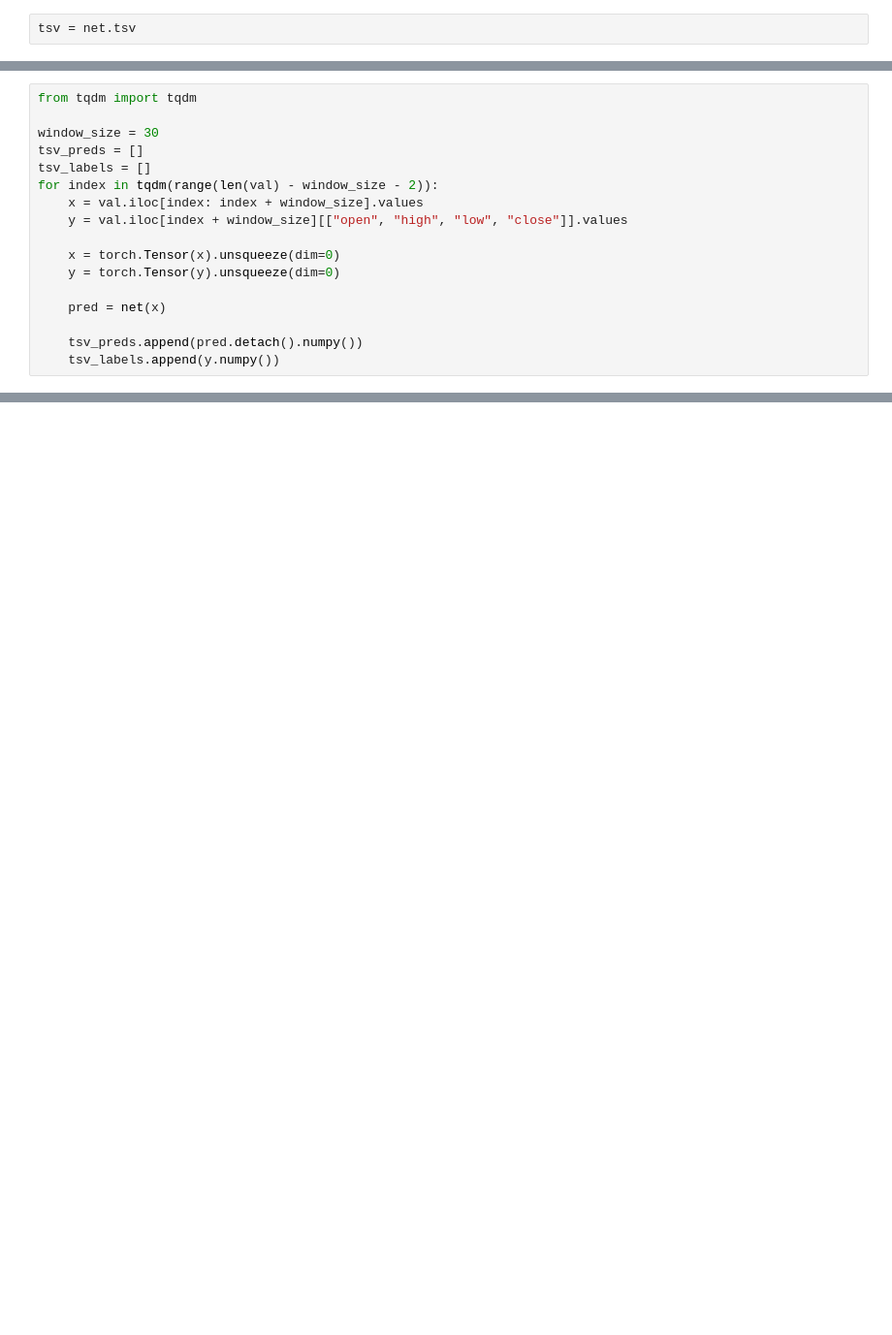
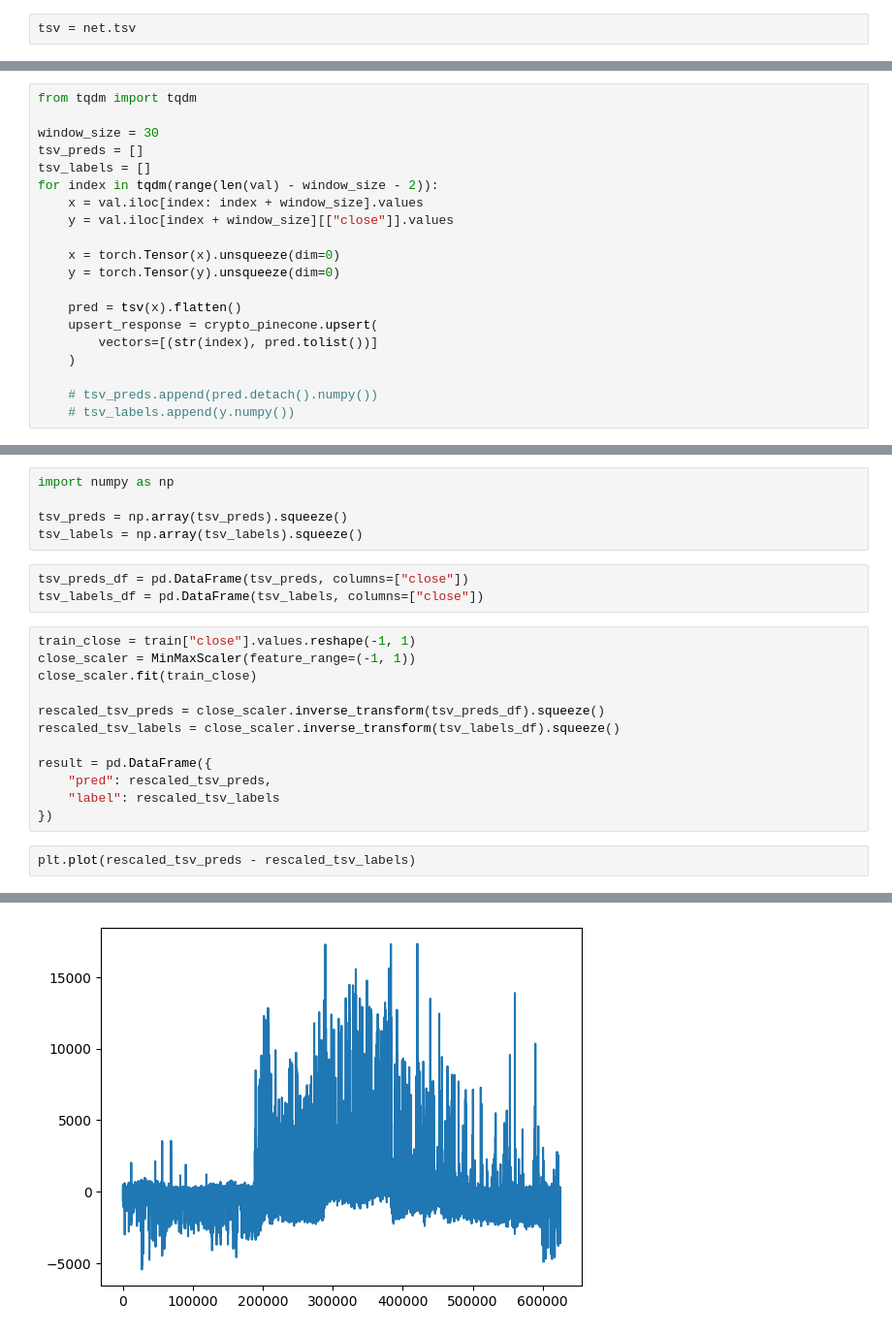
Before and after one commit to silverstar0727/crypto, a Jupyter notebook: vectorization/vis.ipynb, the cells around one changed output, grey strips where cells are left out. Shown at 97% size. Cells and saved outputs as stored; diff of their text form; blank space fills up the shorter version.

```diff
--- a/vectorization/vis.ipynb
+++ b/vectorization/vis.ipynb
@@ -118,12 +65,15 @@ tsv_preds = []
 tsv_labels = []
 for index in tqdm(range(len(val) - window_size - 2)):
     x = val.iloc[index: index + window_size].values
-    y = val.iloc[index + window_size][["open", "high", "low", "close"]].values
+    y = val.iloc[index + window_size][["close"]].values
 
     x = torch.Tensor(x).unsqueeze(dim=0)
     y = torch.Tensor(y).unsqueeze(dim=0)
 
-    pred = net(x)
+    pred = tsv(x).flatten()
+    upsert_response = crypto_pinecone.upsert(
+        vectors=[(str(index), pred.tolist())]
+    )
 
-    tsv_preds.append(pred.detach().numpy())
-    tsv_labels.append(y.numpy())
+    # tsv_preds.append(pred.detach().numpy())
+    # tsv_labels.append(y.numpy())
@@ -129,0 +82,23 @@ for index in tqdm(range(len(val) - window_size - 2)):
+# %%
+import numpy as np
+
+tsv_preds = np.array(tsv_preds).squeeze()
+tsv_labels = np.array(tsv_labels).squeeze()
+# %%
+tsv_preds_df = pd.DataFrame(tsv_preds, columns=["close"])
+tsv_labels_df = pd.DataFrame(tsv_labels, columns=["close"])
+# %%
+train_close = train["close"].values.reshape(-1, 1)
+close_scaler = MinMaxScaler(feature_range=(-1, 1))
+close_scaler.fit(train_close)
+
+rescaled_tsv_preds = close_scaler.inverse_transform(tsv_preds_df).squeeze()
+rescaled_tsv_labels = close_scaler.inverse_transform(tsv_labels_df).squeeze()
+
+result = pd.DataFrame({
+    "pred": rescaled_tsv_preds,
+    "label": rescaled_tsv_labels
+})
+# %%
+plt.plot(rescaled_tsv_preds - rescaled_tsv_labels)
+# %% [output]
@@ -129,0 +106 @@ for index in tqdm(range(len(val) - window_size - 2)):
+[figure, added]
```
Also changed, not shown: parts of 13 cells of this notebook, 7 other files.
